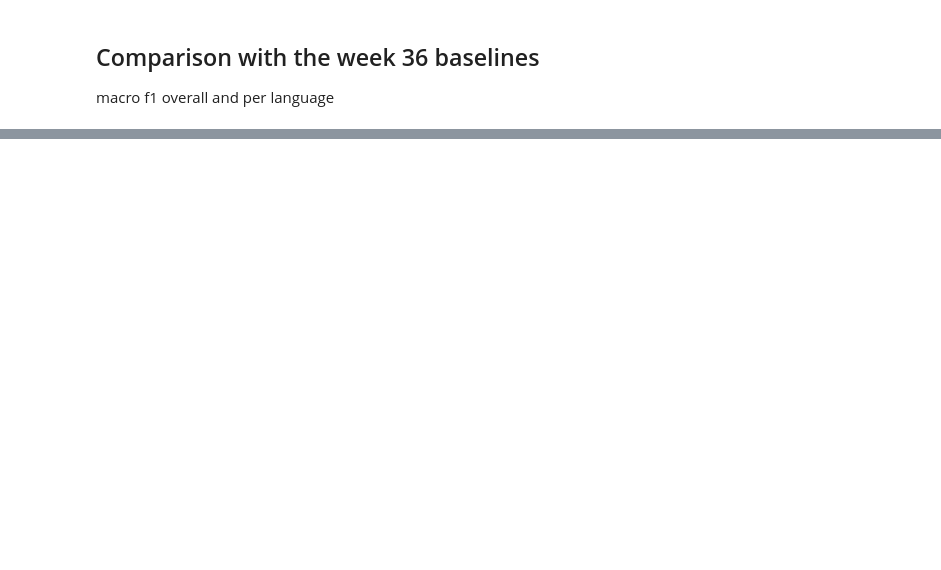
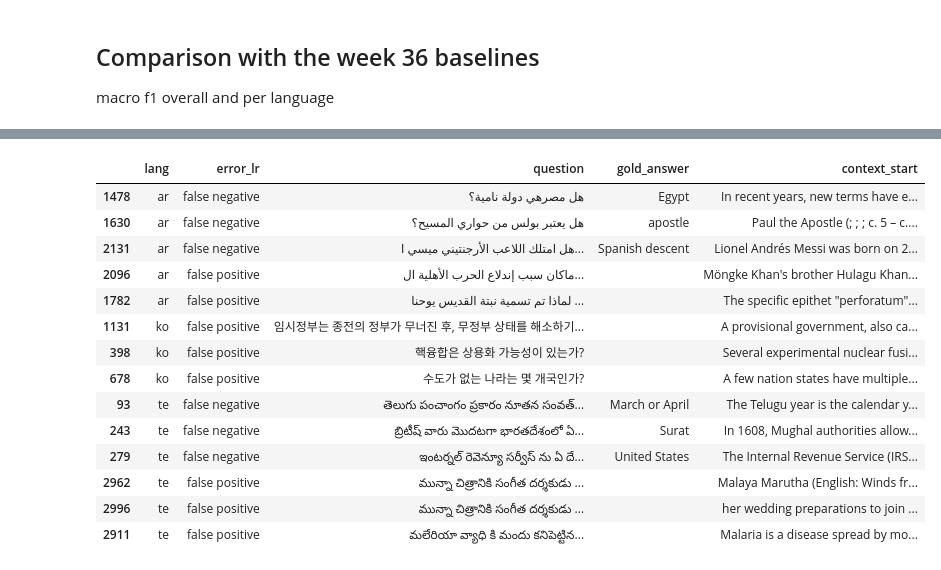
Before and after one commit to Legenden84/msc-nlp-2026, a Jupyter notebook: project_notebooks/nlp_project_w39.ipynb, the cells around one changed output, grey strips where cells are left out. Saved outputs shown, nothing was run; the diff lists cells and outputs as text; code cells hidden in the pictures; blank space fills up the shorter version.

```diff
--- a/project_notebooks/nlp_project_w39.ipynb
+++ b/project_notebooks/nlp_project_w39.ipynb
@@ -672,0 +711,11 @@ comparison
+# %%
+# claude
+def error_type(gold, pred):
+    if gold == pred:
+        return "correct"
+    return "false positive" if pred else "false negative"
+
+df_val["error_lr"] = [error_type(gold, pred) for gold, pred in zip(df_val["answerable"], df_val["pred_lr"])]
+df_val["error_bilstm"] = [error_type(gold, pred) for gold, pred in zip(df_val["answerable"], df_val["pred_bilstm"])]
+display(pd.crosstab(df_val["error_lr"], df_val["lang"], margins=True))
+display(pd.crosstab(df_val["error_bilstm"], df_val["lang"], margins=True))
@@ -672,0 +735,24 @@ comparison
+# %%
+# claude
+# up to 3 errors of the logistic regression per language and error type (fixed seed)
+errors = df_val[df_val["error_lr"] != "correct"]
+error_sample = pd.concat([group.sample(min(len(group), 3), random_state=42) for _, group in errors.groupby(["lang", "error_lr"])])
+error_sample["gold_answer"] = error_sample["answer"].where(error_sample["answerable"], "")  # unanswerable rows have a non-empty answer column
+error_sample["context_start"] = error_sample["context"].str[:300]
+error_sample[["lang", "error_lr", "question", "gold_answer", "context_start"]]
+# %% [output]
+|  | lang | error_lr | question | gold_answer | context_start |
+| 1478 | ar | false negative | هل مصرهي دولة نامية؟ | Egypt | In recent years, new terms have e... |
+| 1630 | ar | false negative | هل يعتبر بولس من حواري المسيح؟ | apostle | Paul the Apostle (; ; ; c. 5 – c.... |
+| 2131 | ar | false negative | هل امتلك اللاعب الأرجنتيني ميسي ا... | Spanish descent | Lionel Andrés Messi was born on 2... |
+| 2096 | ar | false positive | ماكان سبب إندلاع الحرب الأهلية ال... |  | Möngke Khan's brother Hulagu Khan... |
+| 1782 | ar | false positive | لماذا تم تسمية نبتة القديس يوحنا ... |  | The specific epithet "perforatum"... |
+| 1131 | ko | false positive | 임시정부는 종전의 정부가 무너진 후, 무정부 상태를 해소하기... |  | A provisional government, also ca... |
+| 398 | ko | false positive | 핵융합은 상용화 가능성이 있는가? |  | Several experimental nuclear fusi... |
+| 678 | ko | false positive | 수도가 없는 나라는 몇 개국인가? |  | A few nation states have multiple... |
+| 93 | te | false negative | తెలుగు పంచాంగం ప్రకారం నూతన సంవత్... | March or April | The Telugu year is the calendar y... |
+| 243 | te | false negative | బ్రిటీష్ వారు మొదటగా భారతదేశంలో ఏ... | Surat | In 1608, Mughal authorities allow... |
+| 279 | te | false negative | ఇంటర్నల్ రెవెన్యూ సర్వీస్ ను ఏ దే... | United States | The Internal Revenue Service (IRS... |
+| 2962 | te | false positive | మున్నా చిత్రానికి సంగీత దర్శకుడు ... |  | Malaya Marutha (English: Winds fr... |
+| 2996 | te | false positive | మున్నా చిత్రానికి సంగీత దర్శకుడు ... |  | her wedding preparations to join ... |
+| 2911 | te | false positive | మలేరియా వ్యాధి కి మందు కనిపెట్టిన... |  | Malaria is a disease spread by mo... |
```
Also changed, not shown: parts of 22 cells of this notebook, 1 other file.
